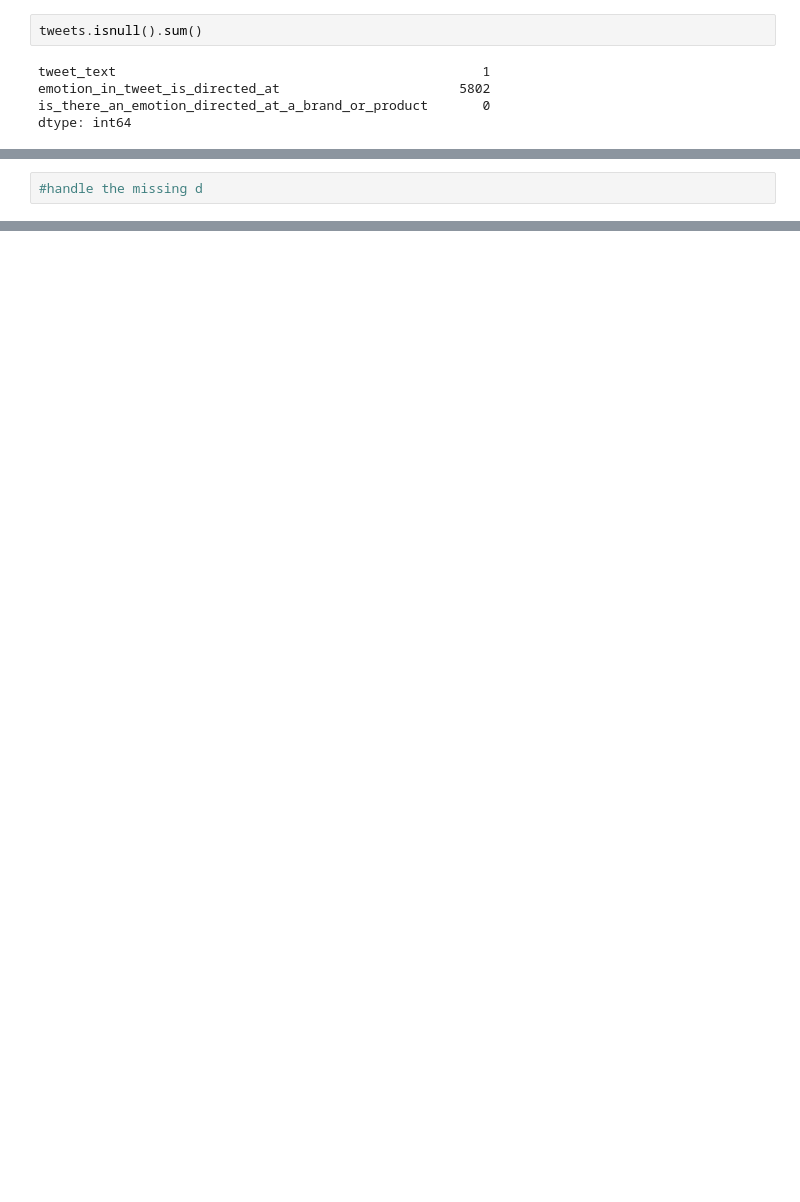
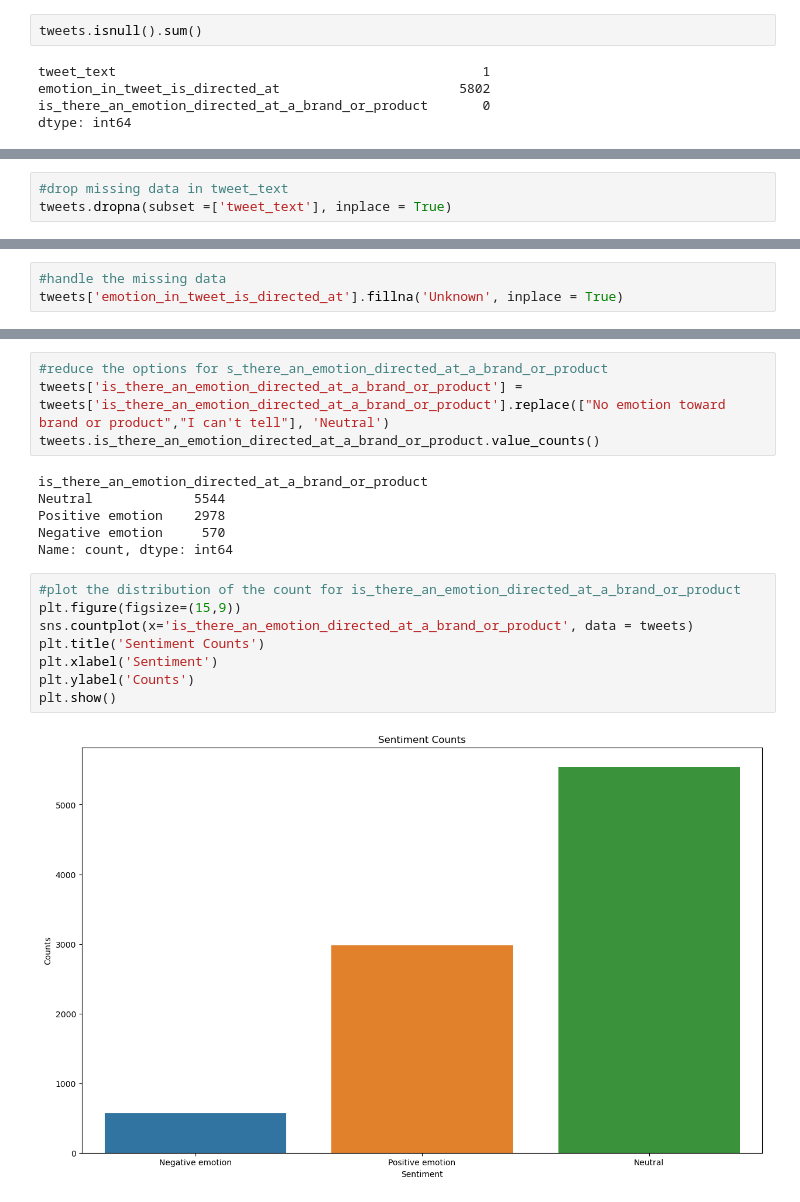
Before and after one commit to Gladwellchebelyon/Twitter-Sentiment-Analysis, a Jupyter notebook: Twitter_Sentiment_Analysis.ipynb, the cells around one changed output, grey strips where cells are left out. Cells and saved outputs as stored; diff of their text form; blank space fills up the shorter version.

```diff
--- a/Twitter_Sentiment_Analysis.ipynb
+++ b/Twitter_Sentiment_Analysis.ipynb
@@ -46,0 +86,3 @@ dtype: int64
+# %%
+#drop missing data in tweet_text
+tweets.dropna(subset =['tweet_text'], inplace = True)
@@ -47,2 +109,3 @@ dtype: int64
 # %%
-#handle the missing d
+#handle the missing data
+tweets['emotion_in_tweet_is_directed_at'].fillna('Unknown', inplace = True)
@@ -48,0 +137,20 @@ dtype: int64
+# %%
+#reduce the options for s_there_an_emotion_directed_at_a_brand_or_product
+tweets['is_there_an_emotion_directed_at_a_brand_or_product'] = tweets['is_there_an_emotion_directed_at_a_brand_or_product'].replace(["No emotion toward brand or product","I can't tell"], 'Neutral')
+tweets.is_there_an_emotion_directed_at_a_brand_or_product.value_counts()
+# %% [output]
+is_there_an_emotion_directed_at_a_brand_or_product
+Neutral             5544
+Positive emotion    2978
+Negative emotion     570
+Name: count, dtype: int64
+# %%
+#plot the distribution of the count for is_there_an_emotion_directed_at_a_brand_or_product
+plt.figure(figsize=(15,9))
+sns.countplot(x='is_there_an_emotion_directed_at_a_brand_or_product', data = tweets)
+plt.title('Sentiment Counts')
+plt.xlabel('Sentiment')
+plt.ylabel('Counts')
+plt.show()
+# %% [output]
+[figure, added]
```
Also changed, not shown: parts of 13 cells of this notebook.
